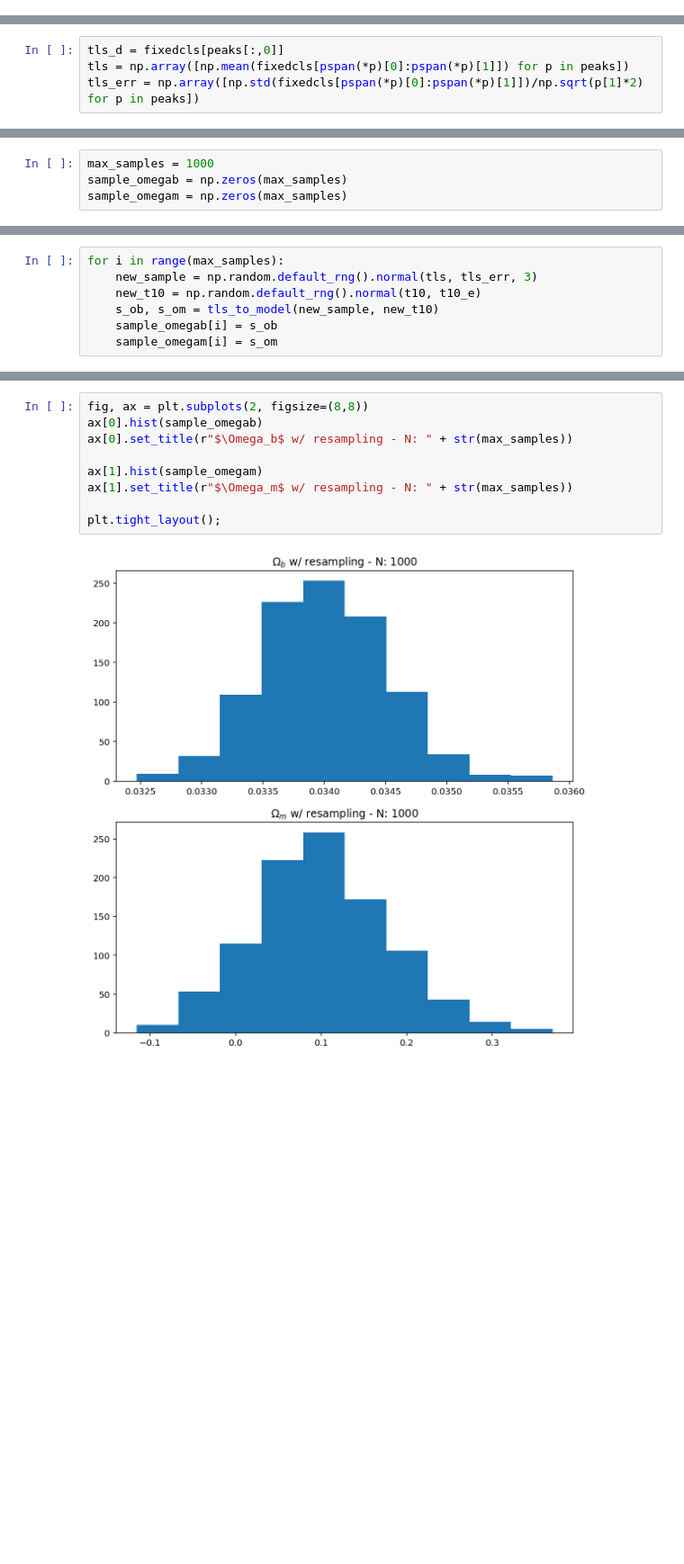
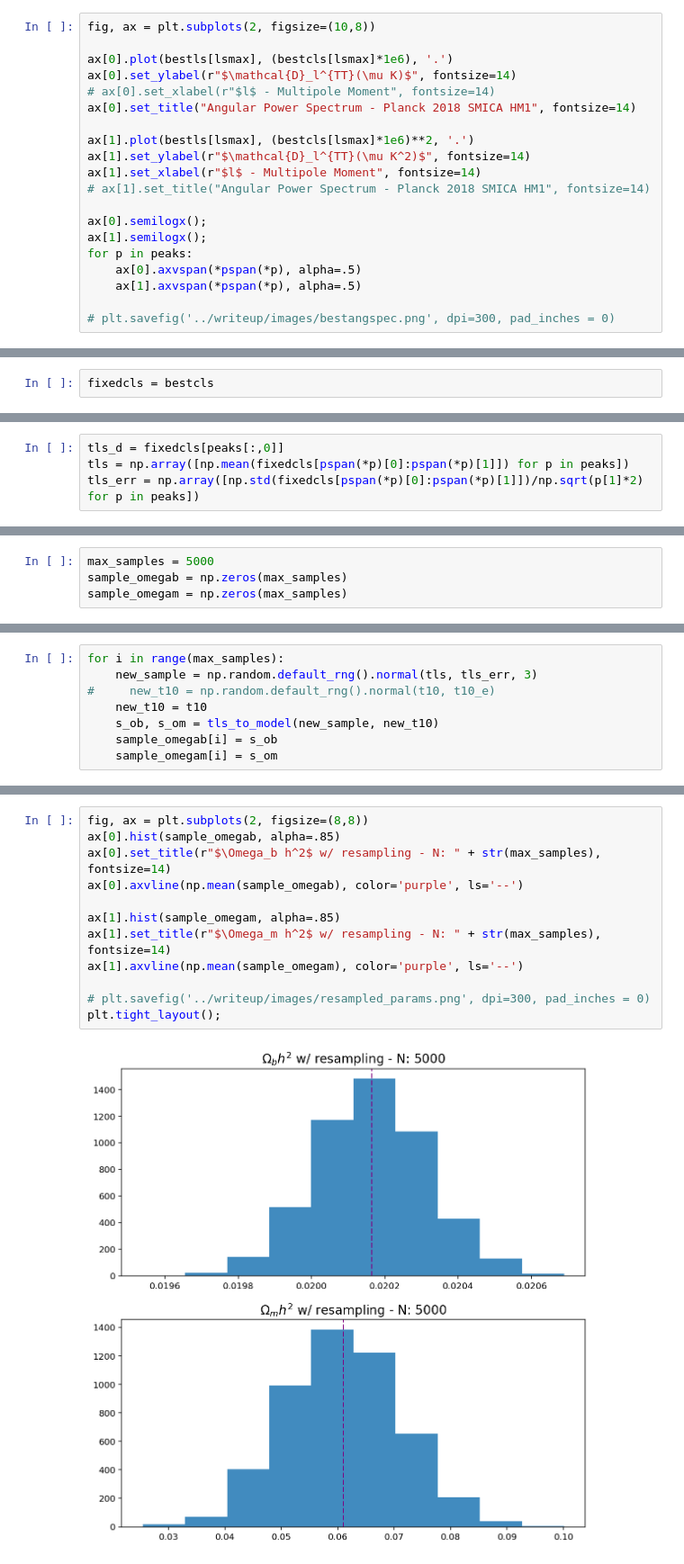
Before and after one commit to nallo97/lab3_astrolab, a Jupyter notebook: BasicAnalysis.ipynb, the cells around one changed output, grey strips where cells are left out. Shown at 90% size. Saved outputs shown, nothing was run; the diff lists cells and outputs as text; blank space fills up the shorter version.

```diff
--- a/BasicAnalysis.ipynb
+++ b/BasicAnalysis.ipynb
@@ -104,0 +162,20 @@ for p in peaks:
+# %%
+fig, ax = plt.subplots(2, figsize=(10,8))
+
+ax[0].plot(bestls[lsmax], (bestcls[lsmax]*1e6), '.')
+ax[0].set_ylabel(r"$\mathcal{D}_l^{TT}(\mu K)$", fontsize=14)
+# ax[0].set_xlabel(r"$l$ - Multipole Moment", fontsize=14)
+ax[0].set_title("Angular Power Spectrum - Planck 2018 SMICA HM1", fontsize=14)
+
+ax[1].plot(bestls[lsmax], (bestcls[lsmax]*1e6)**2, '.')
+ax[1].set_ylabel(r"$\mathcal{D}_l^{TT}(\mu K^2)$", fontsize=14)
+ax[1].set_xlabel(r"$l$ - Multipole Moment", fontsize=14)
+# ax[1].set_title("Angular Power Spectrum - Planck 2018 SMICA HM1", fontsize=14)
+
+ax[0].semilogx();
+ax[1].semilogx();
+for p in peaks:
+    ax[0].axvspan(*pspan(*p), alpha=.5)
+    ax[1].axvspan(*pspan(*p), alpha=.5)
+
+# plt.savefig('../writeup/images/bestangspec.png', dpi=300, pad_inches = 0)
@@ -105 +184,3 @@ for p in peaks:
+# %%
+fixedcls = bestcls
 # %%
@@ -122,4 +194,4 @@ tls_to_model(tls_d, t10_d)
 # %%
-max_samples = 1000
+max_samples = 5000
 sample_omegab = np.zeros(max_samples)
 sample_omegam = np.zeros(max_samples)
@@ -126,7 +207,8 @@ sample_omegam = np.zeros(max_samples)
 # %%
 for i in range(max_samples):
     new_sample = np.random.default_rng().normal(tls, tls_err, 3)
-    new_t10 = np.random.default_rng().normal(t10, t10_e)
+#     new_t10 = np.random.default_rng().normal(t10, t10_e)
+    new_t10 = t10
     s_ob, s_om = tls_to_model(new_sample, new_t10)
     sample_omegab[i] = s_ob
     sample_omegam[i] = s_om
@@ -139,14 +244,17 @@ Omega_m 0.10057651454525289 0.0779673789344184
 # %%
 fig, ax = plt.subplots(2, figsize=(8,8))
-ax[0].hist(sample_omegab)
-ax[0].set_title(r"$\Omega_b$ w/ resampling - N: " + str(max_samples))
+ax[0].hist(sample_omegab, alpha=.85)
+ax[0].set_title(r"$\Omega_b h^2$ w/ resampling - N: " + str(max_samples), fontsize=14)
+ax[0].axvline(np.mean(sample_omegab), color='purple', ls='--')
 
-ax[1].hist(sample_omegam)
-ax[1].set_title(r"$\Omega_m$ w/ resampling - N: " + str(max_samples))
+ax[1].hist(sample_omegam, alpha=.85)
+ax[1].set_title(r"$\Omega_m h^2$ w/ resampling - N: " + str(max_samples), fontsize=14)
+ax[1].axvline(np.mean(sample_omegam), color='purple', ls='--')
 
+# plt.savefig('../writeup/images/resampled_params.png', dpi=300, pad_inches = 0)
 plt.tight_layout();
 # %% [output]
-[figure, old version]
+[figure, new version]
 # %%
 print(np.mean(sample_omegam), np.std(sample_omegam))
 # %% [output]
```
Also changed, not shown: parts of 81 cells of this notebook, 1 other file.
